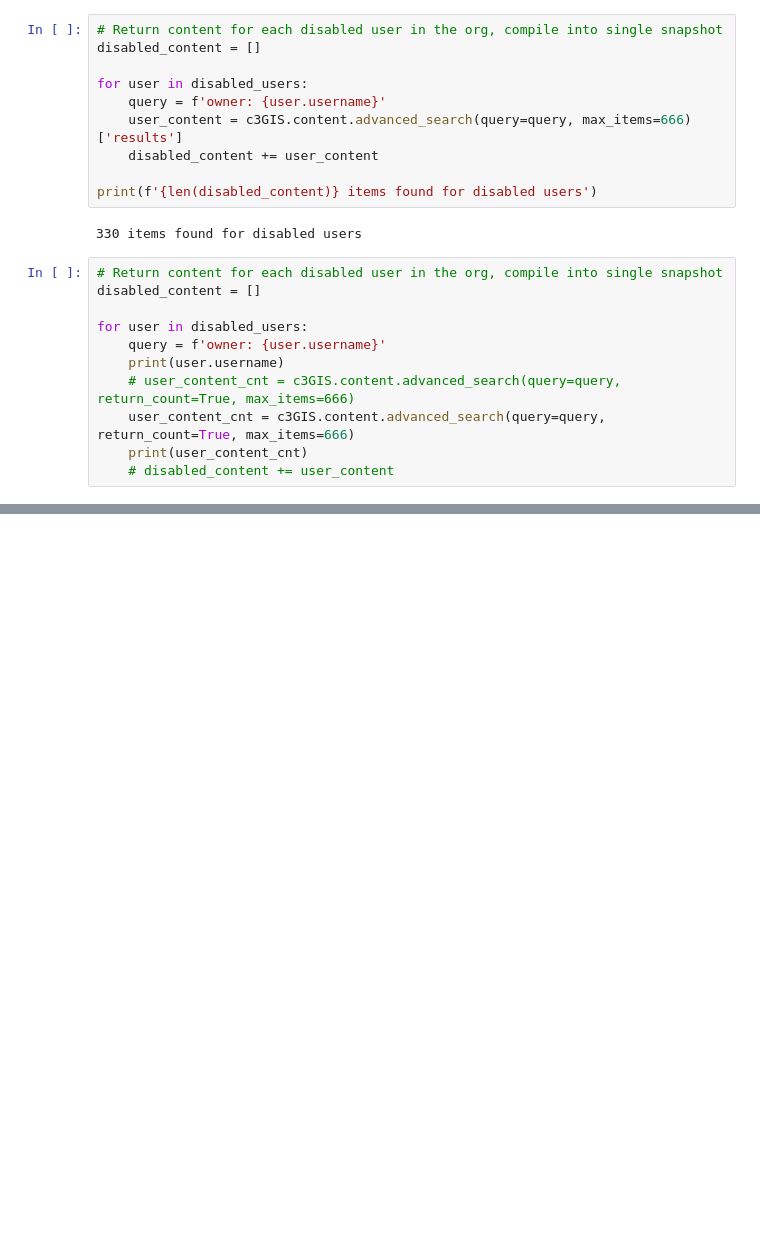
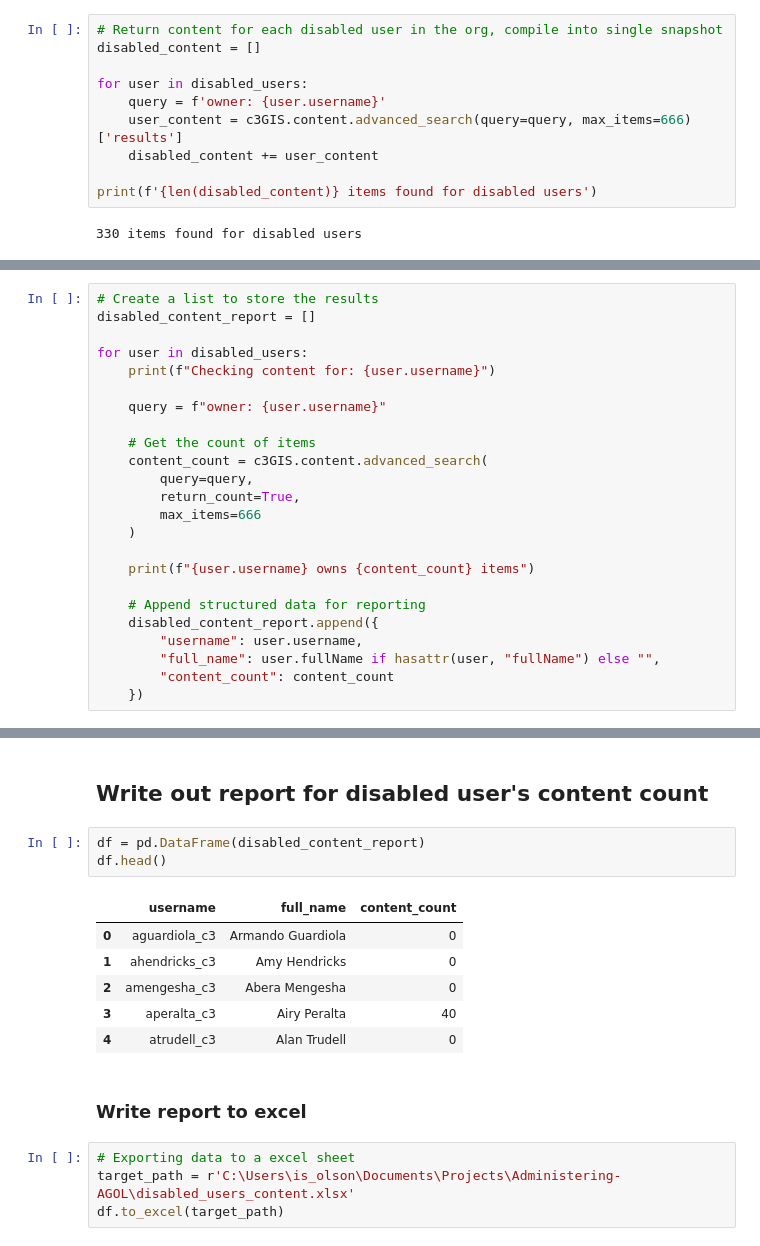
Before and after one commit to andersolson/Python-ArcGIS, a Jupyter notebook: arc-python-api/content-management/delete-disabled-users.ipynb, the cells around one changed output, grey strips where cells are left out. Saved outputs shown, nothing was run; the diff lists cells and outputs as text; blank space fills up the shorter version.

Commit message:
export report on disabled user content
export report on disabled user content

```diff
--- a/arc-python-api/content-management/delete-disabled-users.ipynb
+++ b/arc-python-api/content-management/delete-disabled-users.ipynb
@@ -61,14 +43,3 @@ for user in disabled_users:
 print(f'{len(disabled_content)} items found for disabled users')
 # %% [output]
 330 items found for disabled users
-# %%
-# Return content for each disabled user in the org, compile into single snapshot
-disabled_content = []
-
-for user in disabled_users:
-    query = f'owner: {user.username}'
-    print(user.username)
-    # user_content_cnt = c3GIS.content.advanced_search(query=query, return_count=True, max_items=666)
-    user_content_cnt = c3GIS.content.advanced_search(query=query, return_count=True, max_items=666)
-    print(user_content_cnt)
-    # disabled_content += user_content
@@ -92,0 +46,24 @@ yadosal_c3
+# %%
+# Create a list to store the results
+disabled_content_report = []
+
+for user in disabled_users:
+    print(f"Checking content for: {user.username}")
+
+    query = f"owner: {user.username}"
+
+    # Get the count of items
+    content_count = c3GIS.content.advanced_search(
+        query=query,
+        return_count=True,
+        max_items=666
+    )
+
+    print(f"{user.username} owns {content_count} items")
+
+    # Append structured data for reporting
+    disabled_content_report.append({
+        "username": user.username,
+        "full_name": user.fullName if hasattr(user, "fullName") else "",
+        "content_count": content_count
+    })
@@ -92,0 +88,18 @@ yadosal_c3
+# %% [markdown]
+## Write out report for disabled user's content count
+# %%
+df = pd.DataFrame(disabled_content_report)
+df.head()
+# %% [output]
+|  | username | full_name | content_count |
+| 0 | aguardiola_c3 | Armando Guardiola | 0 |
+| 1 | ahendricks_c3 | Amy Hendricks | 0 |
+| 2 | amengesha_c3 | Abera Mengesha | 0 |
+| 3 | aperalta_c3 | Airy Peralta | 40 |
+| 4 | atrudell_c3 | Alan Trudell | 0 |
+# %% [markdown]
+### Write report to excel
+# %%
+# Exporting data to a excel sheet
+target_path = r'C:\Users\is_olson\Documents\Projects\Administering-AGOL\disabled_users_content.xlsx'
+df.to_excel(target_path)
```
Also changed, not shown: parts of 3 cells of this notebook.
